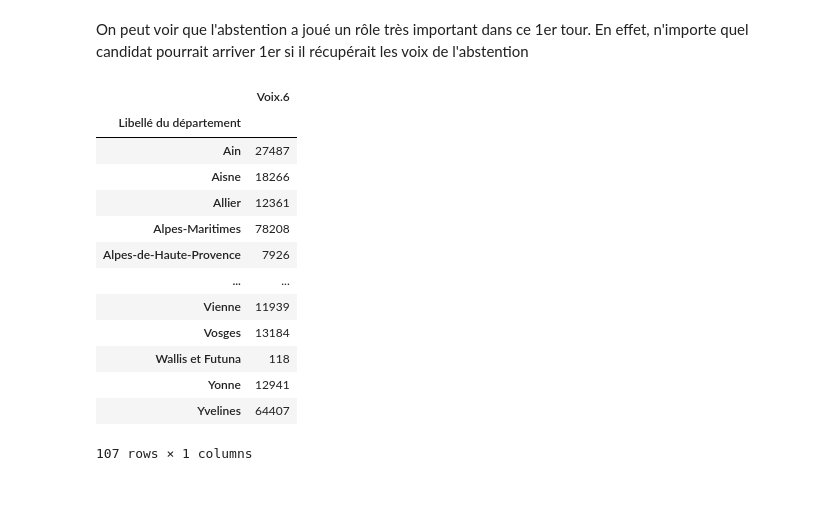
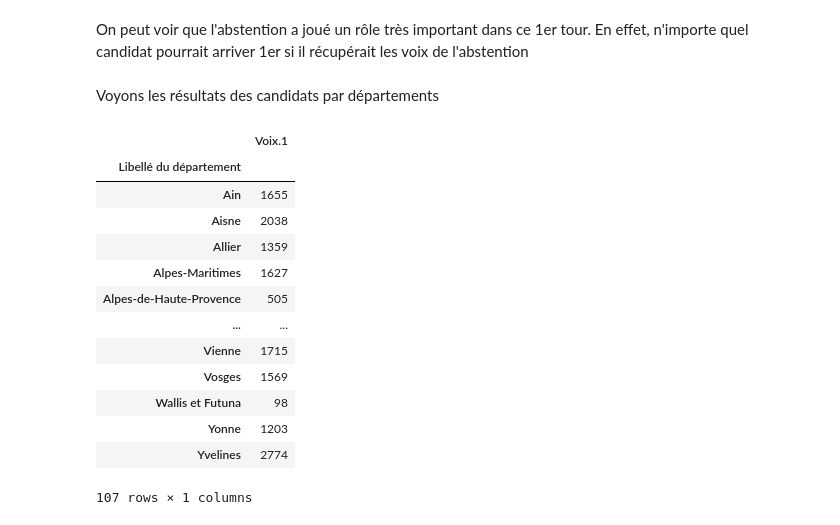
Before and after one commit to BaderEK/AnalyseDeDonnees, a Jupyter notebook: Groupe 2/Groupe 2/rendu.ipynb, the cells around one changed output. Cells and saved outputs as stored; diff of their text form; code cells hidden in the pictures; blank space fills up the shorter version.

```diff
--- a/Groupe 2/Groupe 2/rendu.ipynb
+++ b/Groupe 2/Groupe 2/rendu.ipynb
@@ -105,21 +105,33 @@ plt.show()
 # %% [markdown]
 On peut voir que l'abstention a joué un rôle très important dans ce 1er tour.
 En effet, n'importe quel candidat pourrait arriver 1er si il récupérait les voix de l'abstention
-# %%
-df_ZE_dep = pd.pivot_table(data = df, index = 'Libellé du département', values = 'Voix.6', aggfunc = 'sum')
-df_ZE_dep
-# %% [output]
-|  | Voix.6 |
-| Libellé du département |  |
-| Ain | 27487 |
-| Aisne | 18266 |
-| Allier | 12361 |
-| Alpes-Maritimes | 78208 |
-| Alpes-de-Haute-Provence | 7926 |
-| ... | ... |
-| Vienne | 11939 |
-| Vosges | 13184 |
-| Wallis et Futuna | 118 |
-| Yonne | 12941 |
-| Yvelines | 64407 |
-107 rows × 1 columns
+# %% [markdown]
+Voyons les résultats des candidats par départements
+# %%
+df_ZE_dep = pd.pivot_table(data = df, index = 'Libellé du département', values = 'Voix.6', aggfunc = 'sum')
+df_DAN_dep = pd.pivot_table(data = df, index = 'Libellé du département', values = 'Voix.12', aggfunc = 'sum')
+df_AN_dep = pd.pivot_table(data = df, index = 'Libellé du département', values = 'Voix.1', aggfunc = 'sum')
+df_HA_dep = pd.pivot_table(data = df, index = 'Libellé du département', values = 'Voix.8', aggfunc = 'sum')
+df_JY_dep = pd.pivot_table(data = df, index = 'Libellé du département', values = 'Voix.9', aggfunc = 'sum')
+df_LJ_dep = pd.pivot_table(data = df, index = 'Libellé du département', values = 'Voix.4', aggfunc = 'sum')
+df_LPM_dep = pd.pivot_table(data = df, index = 'Libellé du département', values = 'Voix.5', aggfunc = 'sum')
+df_ME_dep = pd.pivot_table(data = df, index = 'Libellé du département', values = 'Voix.3', aggfunc = 'sum')
+df_MJL_dep = pd.pivot_table(data = df, index = 'Libellé du département', values = 'Voix.7', aggfunc = 'sum')
+df_PV_dep = pd.pivot_table(data = df, index = 'Libellé du département', values = 'Voix.10', aggfunc = 'sum')
+df_PP_dep = pd.pivot_table(data = df, index = 'Libellé du département', values = 'Voix.11', aggfunc = 'sum')
+df_RF_dep = pd.pivot_table(data = df, index = 'Libellé du département', values = 'Voix.2', aggfunc = 'sum')
+# %% [output]
+|  | Voix.1 |
+| Libellé du département |  |
+| Ain | 1655 |
+| Aisne | 2038 |
+| Allier | 1359 |
+| Alpes-Maritimes | 1627 |
+| Alpes-de-Haute-Provence | 505 |
+| ... | ... |
+| Vienne | 1715 |
+| Vosges | 1569 |
+| Wallis et Futuna | 98 |
+| Yonne | 1203 |
+| Yvelines | 2774 |
+107 rows × 1 columns
```
Also changed, not shown: parts of 3 cells of this notebook.
